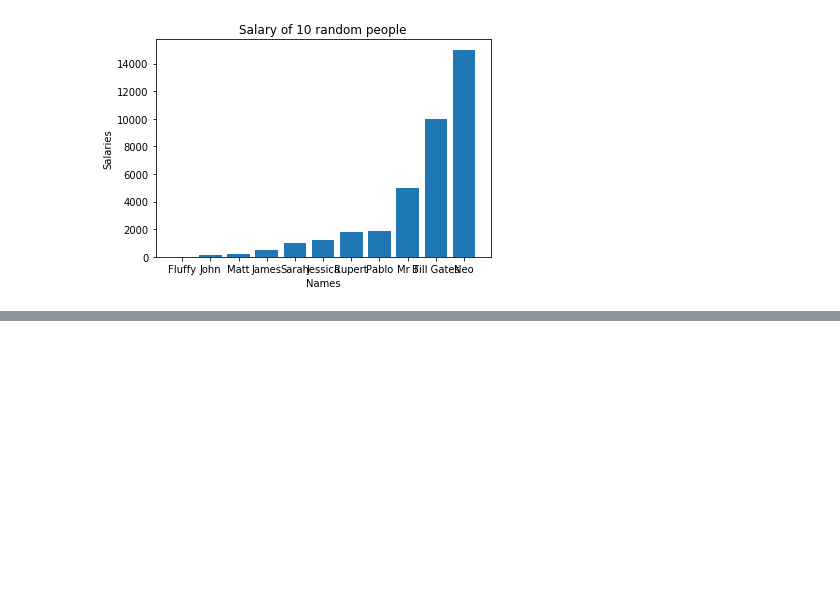
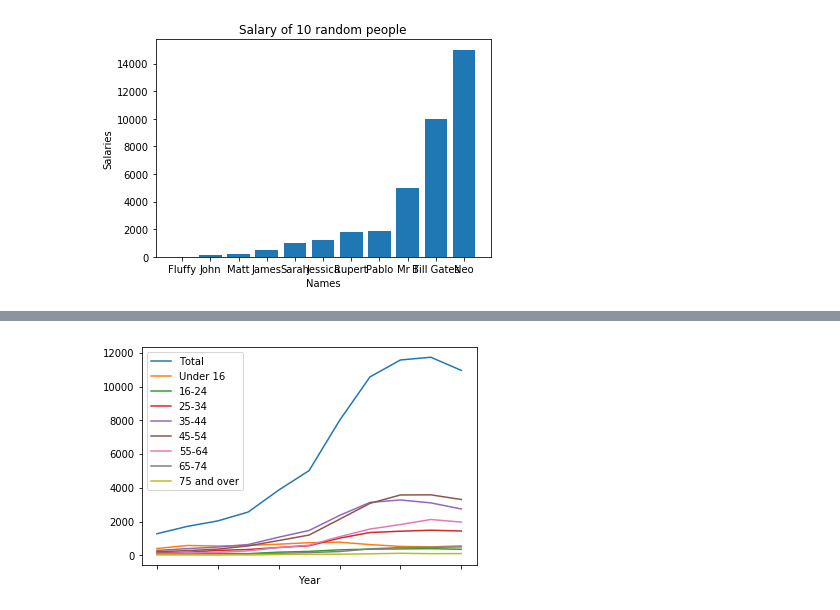
Before and after one commit to DevScience/Algoritms, a Jupyter notebook: Python's/Python 4 Scientists and Engineers/Python for Scientists and Engineers Shantu Tiwari.ipynb, the cells around one changed output, grey strips where cells are left out. Saved outputs shown, nothing was run; the diff lists cells and outputs as text; code cells hidden in the pictures; blank space fills up the shorter version.

```diff
--- a/Python's/Python 4 Scientists and Engineers/Python for Scientists and Engineers Shantu Tiwari.ipynb
+++ b/Python's/Python 4 Scientists and Engineers/Python for Scientists and Engineers Shantu Tiwari.ipynb
@@ -241,0 +275,6 @@ import matplotlib.pyplot as plt
+# %%
+#Section 7.1: Obesity by gender
+import pandas as pd
+import matplotlib.pyplot as plt
+
+data = pd.ExcelFile("Obes-phys-acti-diet-eng-2014-tab.xls")
@@ -241,0 +344,5 @@ import matplotlib.pyplot as plt
+# %%
+# Section 7.2: Obesity by age
+
+data_age = data.parse(u'7.2', skiprows=4, skipfooter=14)
+data_age
@@ -241,0 +363,4 @@ import matplotlib.pyplot as plt
+# %%
+# Rename unames to year
+data_age.rename(columns={u'Unnamed: 0': u'Year'}, inplace=True)
+data_age
@@ -241,0 +381,5 @@ import matplotlib.pyplot as plt
+# %%
+# Drop empties and reset index
+data_age.dropna(inplace=True)
+data_age.set_index('Year', inplace=True)
+data_age
@@ -241,0 +400,5 @@ import matplotlib.pyplot as plt
+# %%
+data_age.plot()
+plt.show()
+# %% [output]
+[figure, added]
```
Also changed, not shown: parts of 38 cells of this notebook, 4 other files.
